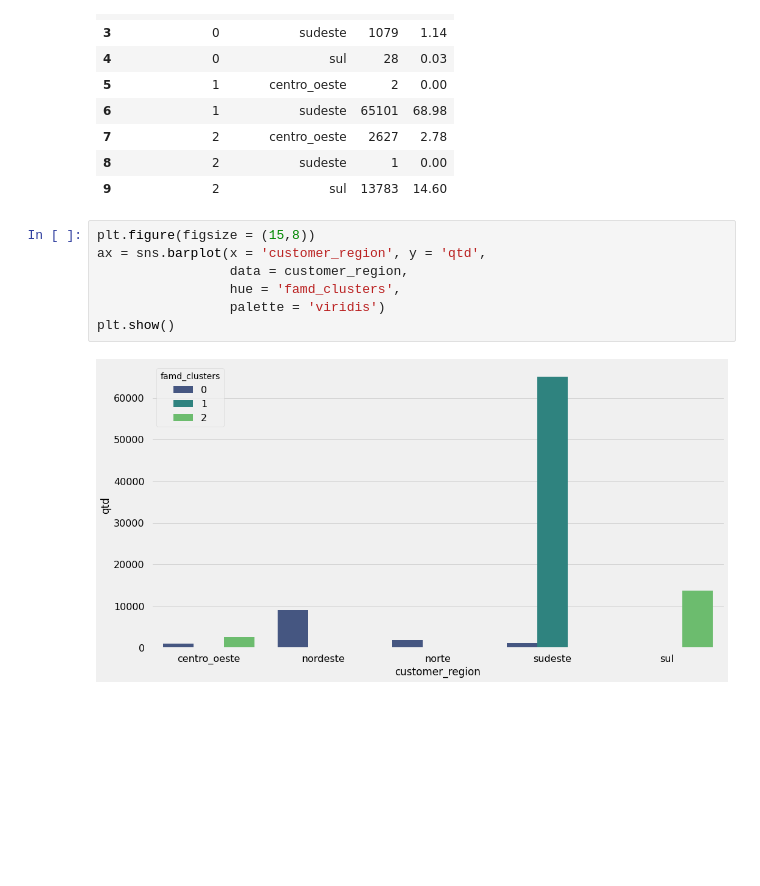
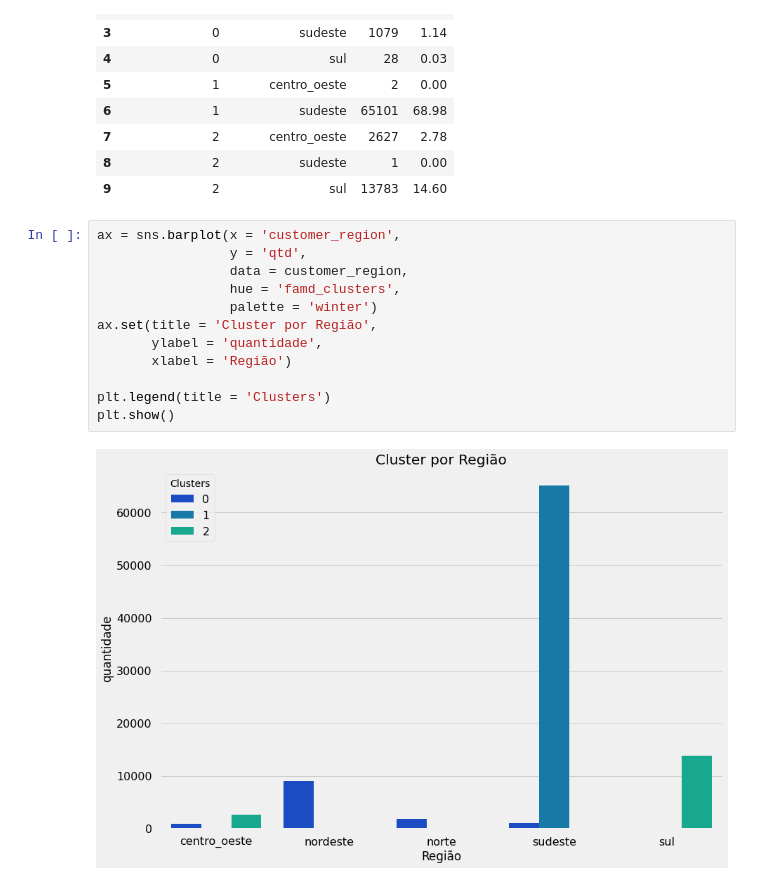
Before and after one commit to fabioismerim/consumer_score_prediction, a Jupyter notebook: clustering_approach/FAMD.ipynb, the cells around one changed output. Saved outputs shown, nothing was run; the diff lists cells and outputs as text; blank space fills up the shorter version.

```diff
--- a/clustering_approach/FAMD.ipynb
+++ b/clustering_approach/FAMD.ipynb
@@ -552,11 +694,16 @@ customer_region
 | 8 | 2 | sudeste | 1 | 0.00 |
 | 9 | 2 | sul | 13783 | 14.60 |
 # %%
-plt.figure(figsize = (15,8))
-ax = sns.barplot(x = 'customer_region', y = 'qtd',
+ax = sns.barplot(x = 'customer_region',
+                 y = 'qtd',
                  data = customer_region,
                  hue = 'famd_clusters',
-                 palette = 'viridis')
+                 palette = 'winter')
+ax.set(title = 'Cluster por Região',
+       ylabel = 'quantidade',
+       xlabel = 'Região')
+
+plt.legend(title = 'Clusters')
 plt.show()
 # %% [output]
-[figure, old version]
+[figure, new version]
```
Also changed, not shown: parts of 11 cells of this notebook, 1 other file.
